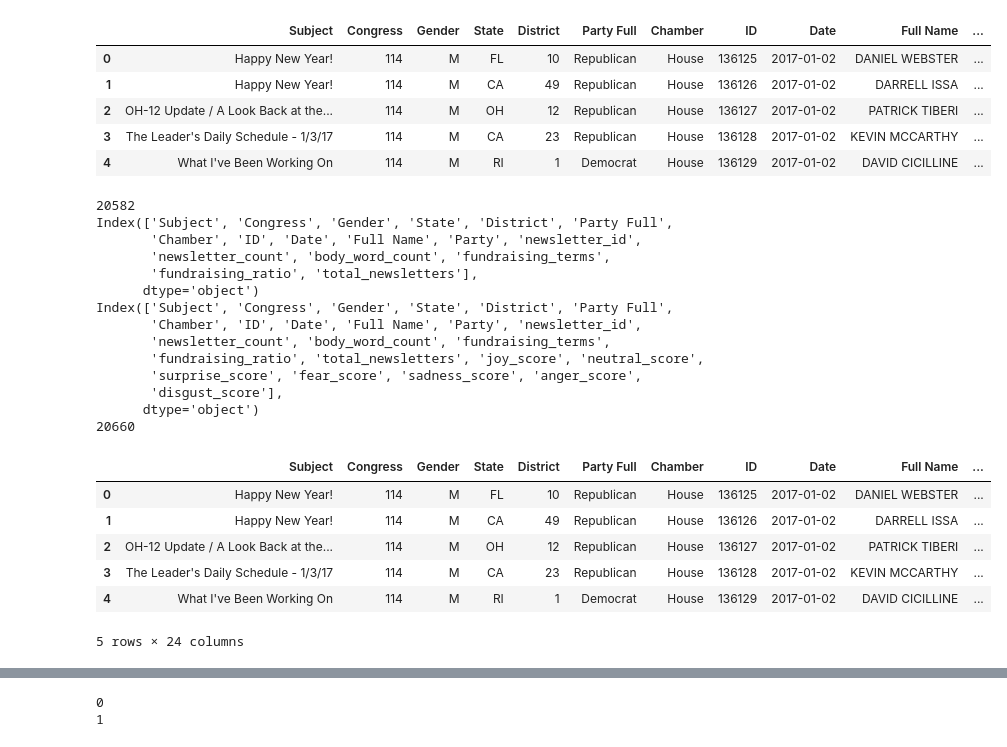
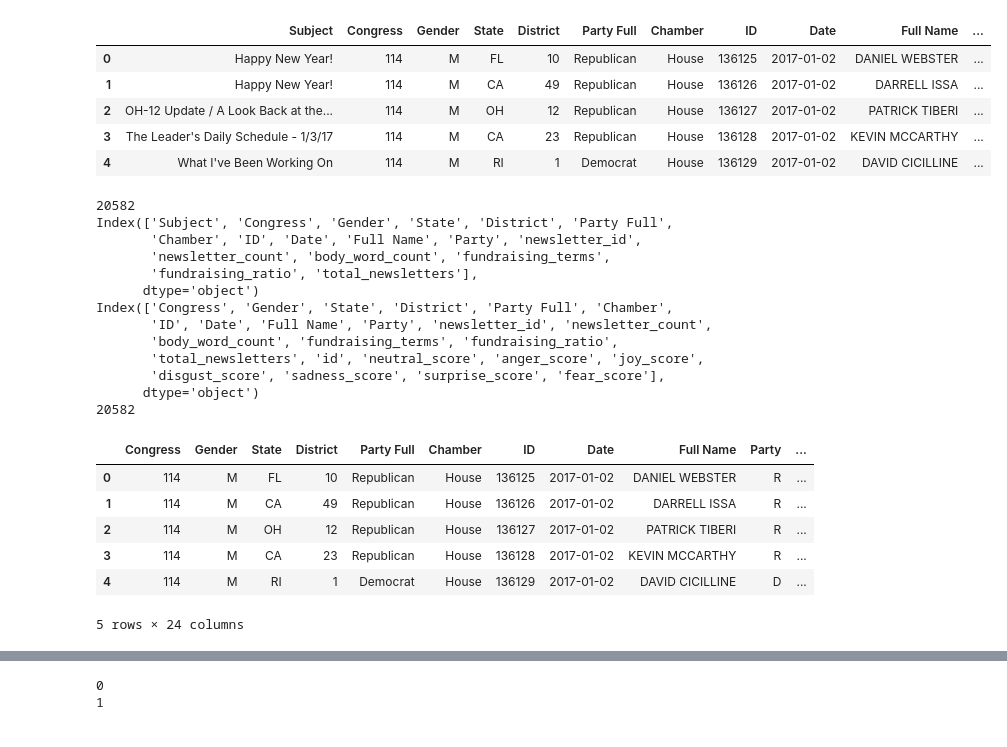
Before and after one commit to marobinette/cfd-project-ds1, a Jupyter notebook: notebooks/Matched_Politicians_Dataset_Creation.ipynb, the cells around one changed output, grey strips where cells are left out. Drawn from its saved outputs; the diff is of its cells as text; code cells hidden in the pictures.

Commit message:
Added emotion score processing

```diff
--- a/notebooks/Matched_Politicians_Dataset_Creation.ipynb
+++ b/notebooks/Matched_Politicians_Dataset_Creation.ipynb
@@ -417,5 +353,0 @@ Rows in republican emotion file:  7181
-# %%
-# Join the democrat and republican emotion files together
-
-emotion_raw_df = pd.concat([rep_emotion_raw_df, dem_emotion_raw_df], ignore_index=True)
-print(len(emotion_raw_df))
@@ -434,6 +364,9 @@ emotion_clean_df['full_name'] = emotion_clean_df['first_name'].fillna('') + ' '
 emotion_clean_df['full_name'] = emotion_clean_df['full_name'].str.strip()
 emotion_clean_df['full_name'] = emotion_clean_df['full_name'].str.upper()
 
+# Convert the ID field to an integer
+emotion_clean_df['id'] = pd.to_numeric(emotion_clean_df['id'], errors='coerce').fillna(0).astype(int)
+
 print(len(emotion_clean_df))
 emotion_clean_df.head()
 # %% [output]
@@ -522,6 +441,9 @@ dcinbox_filtered_df = dcinbox_filtered_df.drop(
     errors='ignore'
 )
 
+# Convert the ID field to an integer
+dcinbox_filtered_df['ID'] = pd.to_numeric(dcinbox_filtered_df['ID'], errors='coerce').fillna(0).astype(int)
+
 print("Records in dcinbox_filtered_df:", len(dcinbox_filtered_df))
 print("newsletter count:", dcinbox_filtered_df["newsletter_count"].sum())
 
@@ -538,48 +460,54 @@ newsletter count: 20582
 # %%
 # Join emotion terms to filtered dcinbox dataframe
 
 print(len(dcinbox_filtered_df))
 
 # Make sure both dataframes have the same date format
 dcinbox_filtered_df['Date'] = pd.to_datetime(dcinbox_filtered_df['Date'])
 emotion_clean_df['date'] = pd.to_datetime(emotion_clean_df['date'])
 
+# dcinbox_emotion_df = dcinbox_filtered_df.merge(
+#     emotion_clean_df,
+#     left_on = ["Full Name", "Date", "Subject"],
+#     right_on = ["full_name", "date", "subject"],
+#     how = 'left'
+# )
+
 dcinbox_emotion_df = dcinbox_filtered_df.merge(
     emotion_clean_df,
-    left_on = ["Full Name", "Date", "Subject"],
-    right_on = ["full_name", "date", "subject"],
+    left_on = ["ID"],
+    right_on = ["id"],
     how = 'left'
 )
 
 # Drop the columns we don't need
-dcinbox_emotion_df = dcinbox_emotion_df.drop(columns=["full_name", "date", "subject", "first_name", "last_name"])
+dcinbox_emotion_df = dcinbox_emotion_df.drop(columns=["Subject", "full_name", "date", "subject", "first_name", "last_name"])
 
 print(dcinbox_filtered_df.columns)
 print(dcinbox_emotion_df.columns)
 
 print(len(dcinbox_emotion_df))
 dcinbox_emotion_df.head()
 # %% [output]
 20582
 Index(['Subject', 'Congress', 'Gender', 'State', 'District', 'Party Full',
        'Chamber', 'ID', 'Date', 'Full Name', 'Party', 'newsletter_id',
        'newsletter_count', 'body_word_count', 'fundraising_terms',
        'fundraising_ratio', 'total_newsletters'],
       dtype='object')
-Index(['Subject', 'Congress', 'Gender', 'State', 'District', 'Party Full',
-       'Chamber', 'ID', 'Date', 'Full Name', 'Party', 'newsletter_id',
-       'newsletter_count', 'body_word_count', 'fundraising_terms',
-       'fundraising_ratio', 'total_newsletters', 'joy_score', 'neutral_score',
-       'surprise_score', 'fear_score', 'sadness_score', 'anger_score',
-       'disgust_score'],
+Index(['Congress', 'Gender', 'State', 'District', 'Party Full', 'Chamber',
+       'ID', 'Date', 'Full Name', 'Party', 'newsletter_id', 'newsletter_count',
+       'body_word_count', 'fundraising_terms', 'fundraising_ratio',
+       'total_newsletters', 'id', 'neutral_score', 'anger_score', 'joy_score',
+       'disgust_score', 'sadness_score', 'surprise_score', 'fear_score'],
       dtype='object')
-20660
+20582
-|  | Subject | Congress | Gender | State | District | Party Full | Chamber | ID | Date | Full Name | ... |
-| 0 | Happy New Year! | 114 | M | FL | 10 | Republican | House | 136125 | 2017-01-02 | DANIEL WEBSTER | ... |
-| 1 | Happy New Year! | 114 | M | CA | 49 | Republican | House | 136126 | 2017-01-02 | DARRELL ISSA | ... |
-| 2 | OH-12 Update / A Look Back at the... | 114 | M | OH | 12 | Republican | House | 136127 | 2017-01-02 | PATRICK TIBERI | ... |
-| 3 | The Leader's Daily Schedule - 1/3/17 | 114 | M | CA | 23 | Republican | House | 136128 | 2017-01-02 | KEVIN MCCARTHY | ... |
-| 4 | What I've Been Working On | 114 | M | RI | 1 | Democrat | House | 136129 | 2017-01-02 | DAVID CICILLINE | ... |
+|  | Congress | Gender | State | District | Party Full | Chamber | ID | Date | Full Name | Party | ... |
+| 0 | 114 | M | FL | 10 | Republican | House | 136125 | 2017-01-02 | DANIEL WEBSTER | R | ... |
+| 1 | 114 | M | CA | 49 | Republican | House | 136126 | 2017-01-02 | DARRELL ISSA | R | ... |
+| 2 | 114 | M | OH | 12 | Republican | House | 136127 | 2017-01-02 | PATRICK TIBERI | R | ... |
+| 3 | 114 | M | CA | 23 | Republican | House | 136128 | 2017-01-02 | KEVIN MCCARTHY | R | ... |
+| 4 | 114 | M | RI | 1 | Democrat | House | 136129 | 2017-01-02 | DAVID CICILLINE | D | ... |
 5 rows × 24 columns
 # %%
 # QC to find duplicates in joined data
```
Also changed, not shown: parts of 26 cells of this notebook, 4 other files.
